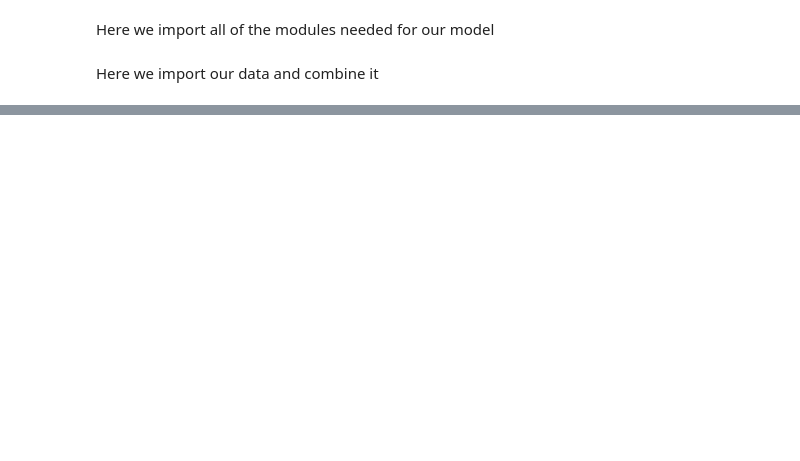
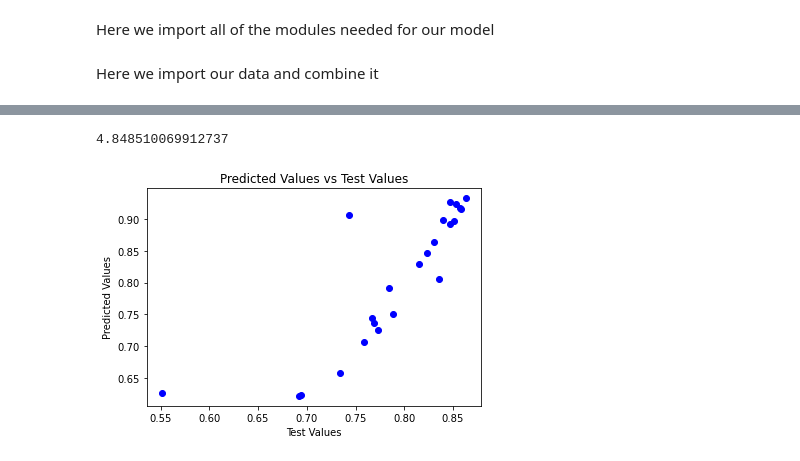
Before and after one commit to sidharthkanchiraju/Codefest-Synergy, a Jupyter notebook: Codefest_Actual.ipynb, the cells around one changed output, grey strips where cells are left out. Drawn from its saved outputs; the diff is of its cells as text; code cells hidden in the pictures; blank space fills up the shorter version.

Commit message:
LinearRegression(Not optimised)

```diff
--- a/Codefest_Actual.ipynb
+++ b/Codefest_Actual.ipynb
@@ -39,0 +70,4 @@ data
+# %%
+X = data["Hours"].values
+y = data["Marks"].values
+X
@@ -39,0 +92,8 @@ data
+# %%
+from sklearn.impute import SimpleImputer
+
+missingValues = SimpleImputer(missing_values=np.nan, strategy='mean')
+
+X = missingValues.fit_transform(X.reshape(-1, 1))
+
+X
@@ -39,0 +118,6 @@ data
+# %%
+from sklearn.model_selection import train_test_split
+
+x_train, x_test, y_train, y_test = train_test_split(X, y, test_size=0.1, random_state=420)
+
+x_train
@@ -39,0 +142,12 @@ data
+# %%
+from sklearn.linear_model import LinearRegression
+
+model = LinearRegression()
+
+model.fit(x_train, y_train)
+
+y_pred = model.predict(x_test)
+
+acc_check = pd.DataFrame({"Test Values" : y_test, "Predicted Values" : y_pred})
+
+acc_check
@@ -39,0 +172,19 @@ data
+# %%
+from math import sqrt
+
+mse = mean_squared_error(y_test, y_pred)
+
+rmse = sqrt(mse)
+
+rmse
+# %% [output]
+4.848510069912737
+# %%
+plt.scatter(y_test, y_pred, c="blue", label="Values")
+plt.title("Predicted Values vs Test Values")
+plt.xlabel("Test Values")
+plt.ylabel("Predicted Values")
+plt.plot()
+plt.show()
+# %% [output]
+[figure, added]
```
Also changed, not shown: parts of 6 cells of this notebook, 2 other files.
